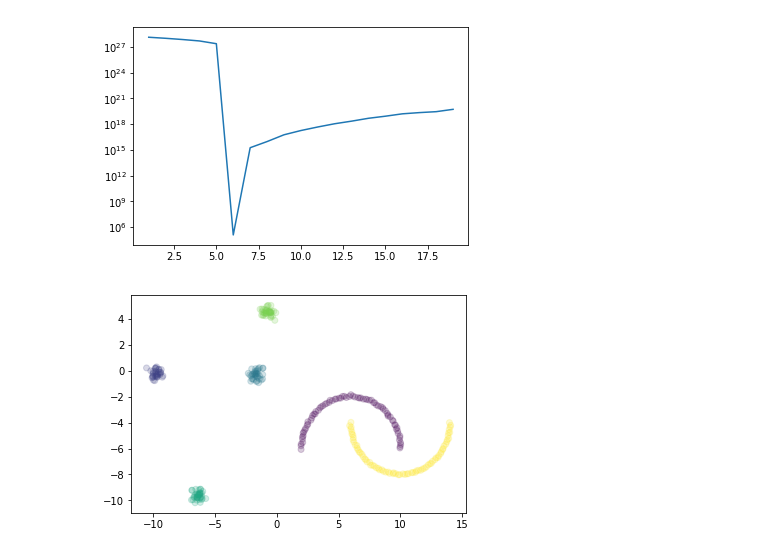
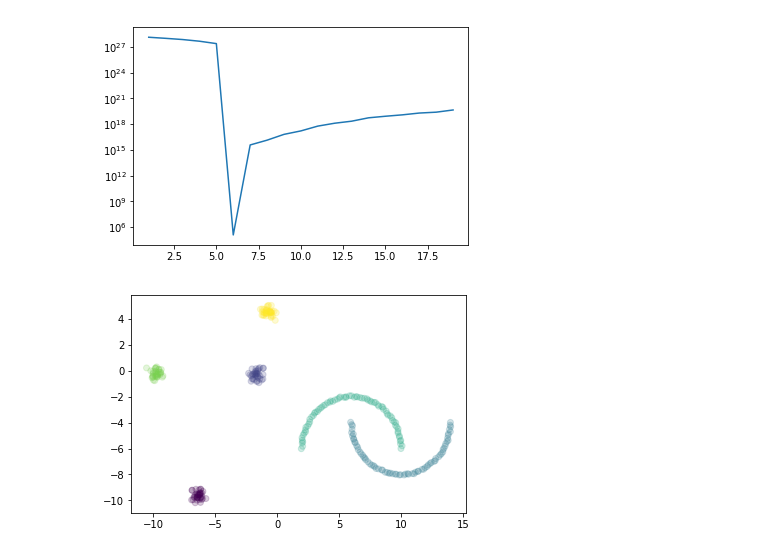
Before and after one commit to sioan/bcv_spectral_clustering, a Jupyter notebook: spectral_clustering.ipynb, the cells around one changed output. Drawn from its saved outputs; the diff is of its cells as text; code cells hidden in the pictures.

```diff
--- a/spectral_clustering.ipynb
+++ b/spectral_clustering.ipynb
@@ -354,14 +359,14 @@ plt.semilogy(k_range,median_MSE_list)
 # %%
 spectral = cluster.SpectralClustering(k_range[np.argmin(median_MSE_list)],
                                       assign_labels="discretize",
-                                      #random_state=0,
+                                      random_state=10,
                                       #affinity = 'nearest_neighbors',
                                       #n_neighbors=8
                                       #gamma=1e2
                                      )
 spectral.fit(X)
 
 plt.scatter(X[:,0],X[:,1],alpha=0.2,c=spectral.labels_)
 plt.show()
 # %% [output]
-[figure, old version]
+[figure, new version]
```
Also changed, not shown: parts of 19 cells of this notebook.
